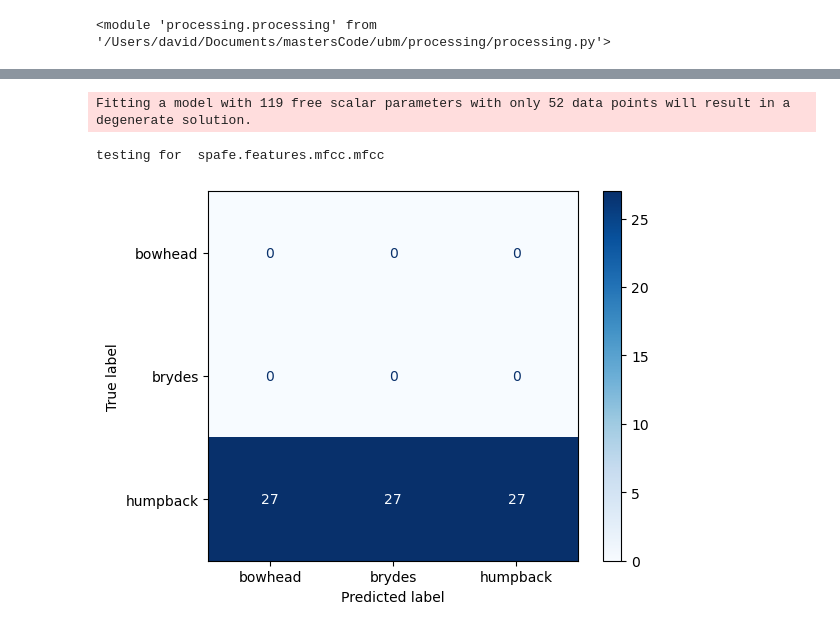
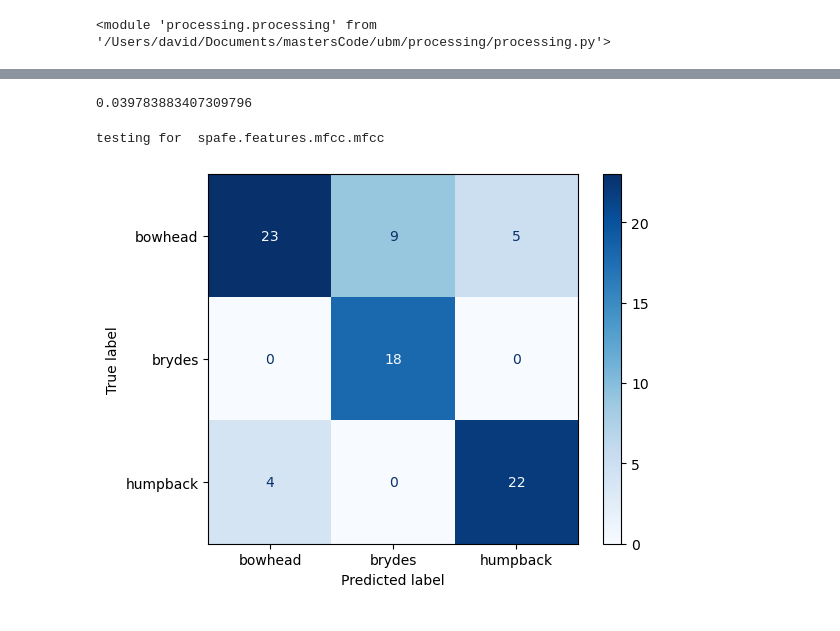
Before and after one commit to Davidjames9610/ubm, a Jupyter notebook: classifiers/fhmm/development/whale_verification_v1.ipynb, the cells around one changed output, grey strips where cells are left out. Cells and saved outputs as stored; diff of their text form; code cells hidden in the pictures.

```diff
--- a/classifiers/fhmm/development/whale_verification_v1.ipynb
+++ b/classifiers/fhmm/development/whale_verification_v1.ipynb
@@ -39,34 +57,39 @@ reload(processing)
+# %%
+np.mean(ap)
+# %% [output]
+0.039783883407309796
 # %%
 # processing
+# snr needs to be updated here,
+
 process_methods = [
-    process_method_base.ProcessMethodBase(snr_db=10, reverb=False),
+    process_method_base.ProcessMethodBase(snr_db=40, reverb=False),
     # process_method_base.ProcessMethodBase(snr_db=15, reverb=False),
     # process_method_base.ProcessMethodBase(snr_db=5, reverb=False),
     # process_method_base.ProcessMethodBase(snr_db=40, reverb=True),
     # process_method_base.ProcessMethodBase(snr_db=15, reverb=True),
     # process_method_base.ProcessMethodBase(snr_db=5, reverb=True),
 ]
 
 fe_methods = [
     fe_spafe.FeatureExtractorSpafe(fe_spafe.MFCC),
     # fe_spafe.FeatureExtractorSpafe(fe_spafe.MFCC),
     # fe_spafe.FeatureExtractorSpafe(fe_spafe.MFCC),
     # fe_spafe.FeatureExtractorSpafe(fe_spafe.MFCC),
     # fe_spafe.FeatureExtractorSpafe(fe_spafe.MFCC),
 ]
 
 noise_example = np.random.normal(0, np.sqrt(1), 1000)
 librosa.util.normalize(noise_example, axis=0)
 
 classifiers = {}
 for i in range(len(fe_methods)):
     classifier = classifier_fhmm.ClassifierFHMM(fe_methods[i], process_methods[i])
     classifier.set_normalisation(adsNorm)
     classifier.train(adsTrain)
-    classifier.train_noise_hmm(noise_example, 10)
+    classifier.train_noise_hmm(noise_example, 0)
     classifier.adapt_speaker_models()
     classifier.test(adsNorm)
 # %% [output]
-Fitting a model with 119 free scalar parameters with only 52 data points will result in a degenerate solution.
+testing for  spafe.features.mfcc.mfcc
-testing for  spafe.features.mfcc.mfcc
-[figure, old version]
+[figure, new version]
```
Also changed, not shown: parts of 4 cells of this notebook, 10 other files.
